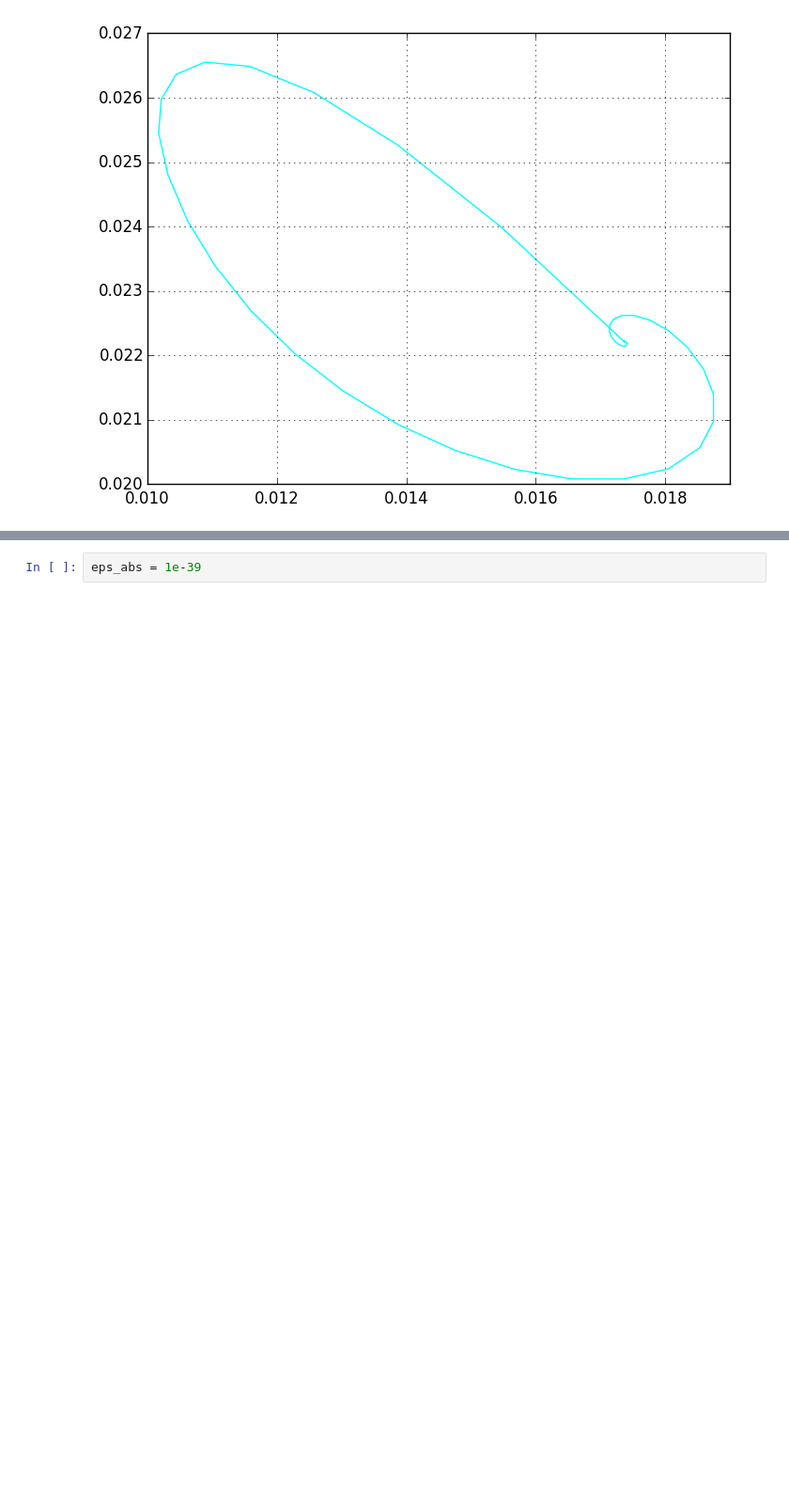
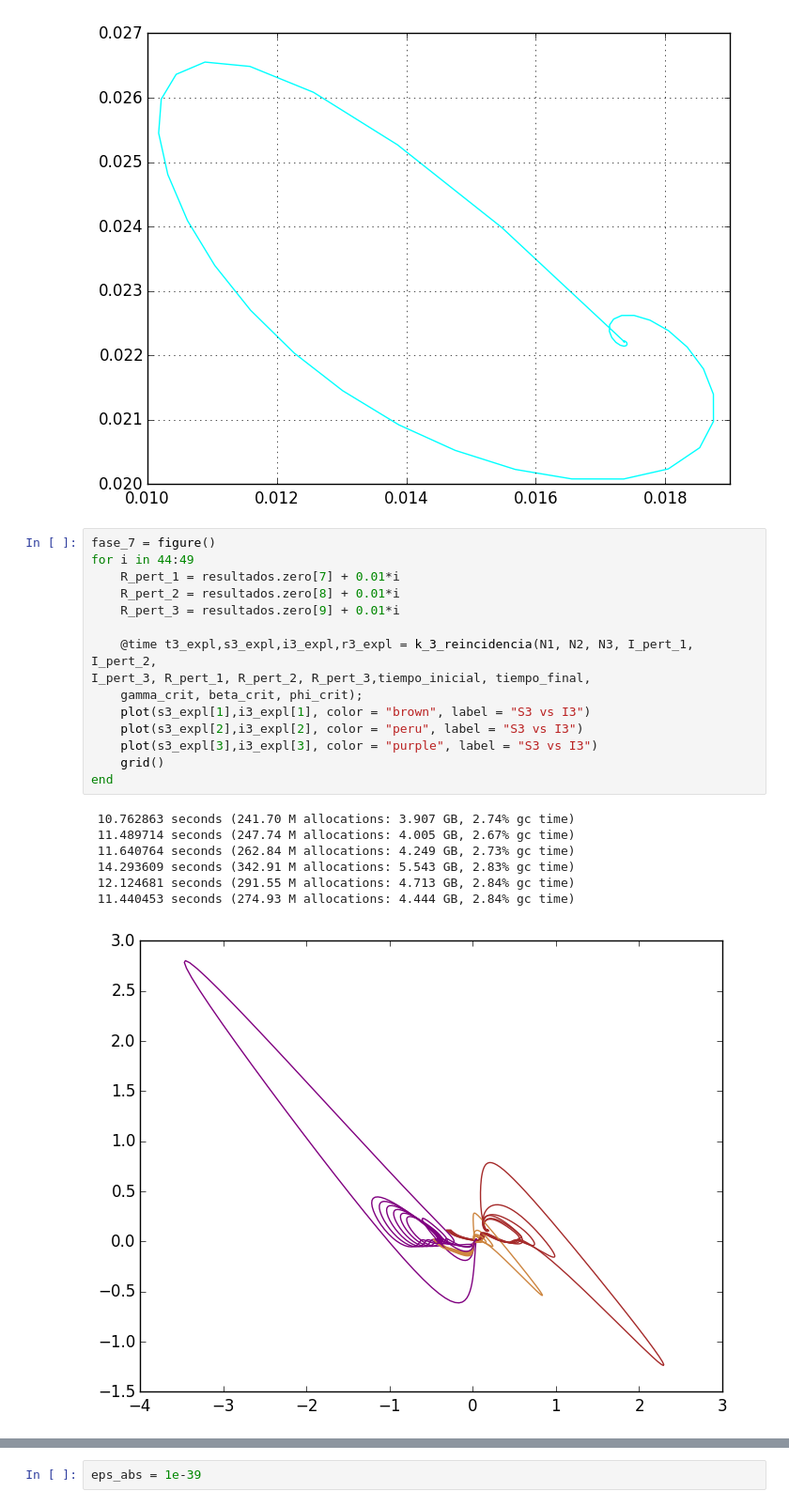
Before and after one commit to lbenet/2016-2_TSFisicaComputacional, a Jupyter notebook: tareas/yvestruz/Kermack_McKendrick_presentación.ipynb, the cells around one changed output, grey strips where cells are left out. Shown at 94% size. Saved outputs shown, nothing was run; the diff lists cells and outputs as text; blank space fills up the shorter version.

```diff
--- a/tareas/yvestruz/Kermack_McKendrick_presentación.ipynb
+++ b/tareas/yvestruz/Kermack_McKendrick_presentación.ipynb
@@ -555,3 +566,26 @@ plot(s3[2],i3[2], color = "cyan", label = "S3 vs I3")
 grid()
 # %% [output]
 [figure]
+# %%
+fase_7 = figure()
+for i in 44:49
+    R_pert_1 = resultados.zero[7] + 0.01*i
+    R_pert_2 = resultados.zero[8] + 0.01*i
+    R_pert_3 = resultados.zero[9] + 0.01*i
+
+    @time t3_expl,s3_expl,i3_expl,r3_expl = k_3_reincidencia(N1, N2, N3, I_pert_1, I_pert_2,
+I_pert_3, R_pert_1, R_pert_2, R_pert_3,tiempo_inicial, tiempo_final,
+    gamma_crit, beta_crit, phi_crit);
+    plot(s3_expl[1],i3_expl[1], color = "brown", label = "S3 vs I3")
+    plot(s3_expl[2],i3_expl[2], color = "peru", label = "S3 vs I3")
+    plot(s3_expl[3],i3_expl[3], color = "purple", label = "S3 vs I3")
+    grid()
+end
+# %% [output]
+ 10.762863 seconds (241.70 M allocations: 3.907 GB, 2.74% gc time)
+ 11.489714 seconds (247.74 M allocations: 4.005 GB, 2.67% gc time)
+ 11.640764 seconds (262.84 M allocations: 4.249 GB, 2.73% gc time)
+ 14.293609 seconds (342.91 M allocations: 5.543 GB, 2.83% gc time)
+ 12.124681 seconds (291.55 M allocations: 4.713 GB, 2.84% gc time)
+ 11.440453 seconds (274.93 M allocations: 4.444 GB, 2.84% gc time)
+[figure, added]
```
Also changed, not shown: parts of 29 cells of this notebook.
